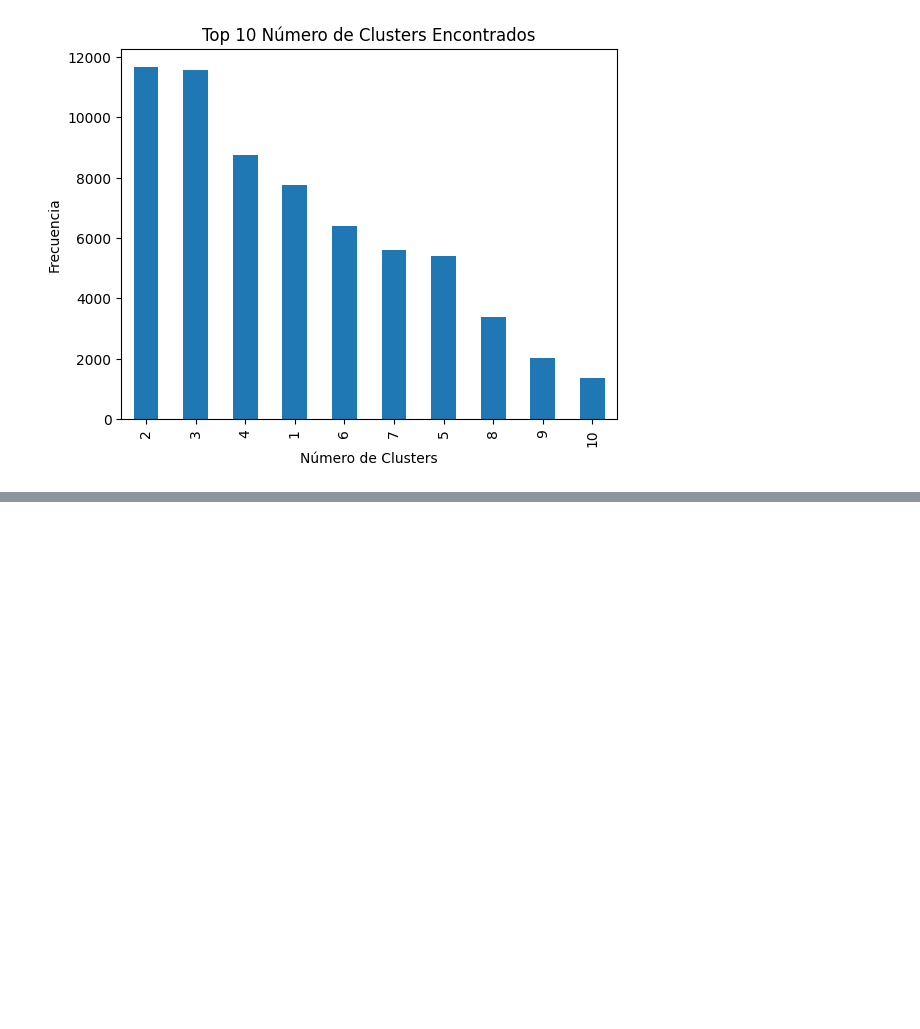
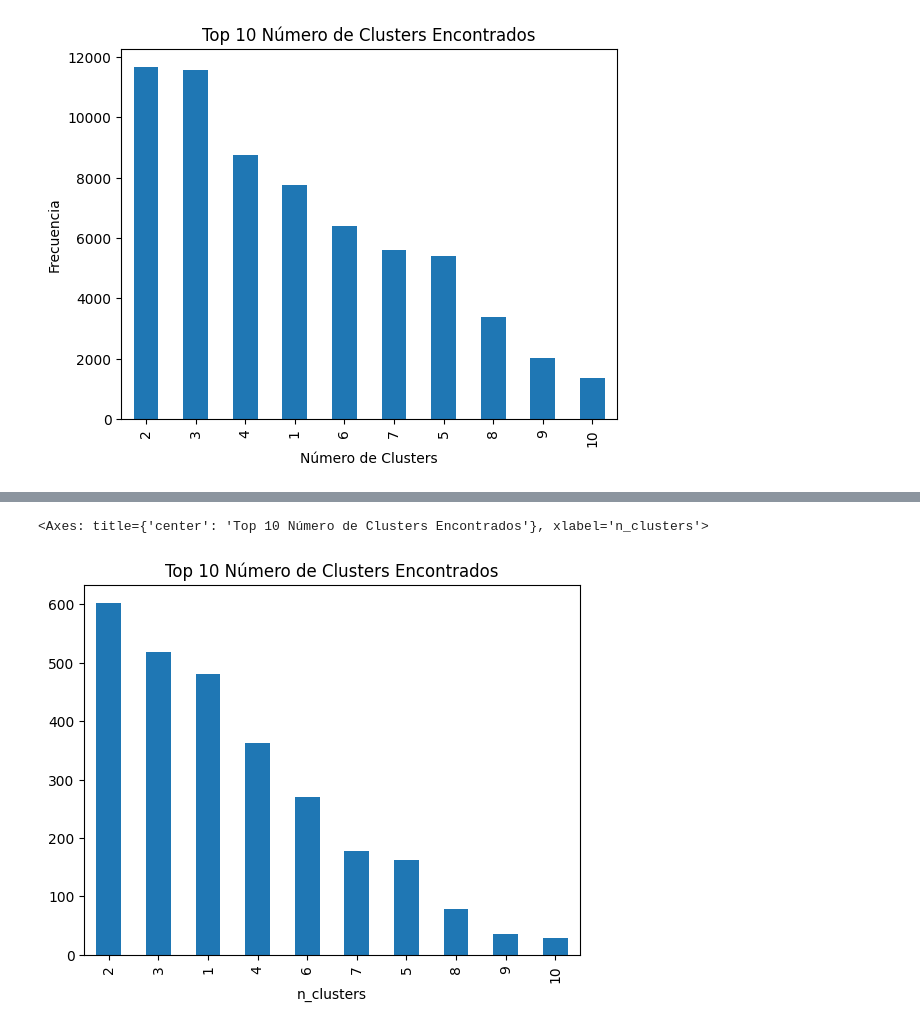
Before and after one commit to christiancalidad/ProyectoIntegradorSep24_Grupo15, a Jupyter notebook: 3.2 Modelo DBSCAN.ipynb, the cells around one changed output, grey strips where cells are left out. Drawn from its saved outputs; the diff is of its cells as text; code cells hidden in the pictures; blank space fills up the shorter version.

Commit message:
mejoras en DBSCAN

```diff
--- a/3.2 Modelo DBSCAN.ipynb
+++ b/3.2 Modelo DBSCAN.ipynb
@@ -206,7 +206,7 @@ from mpl_toolkits.mplot3d import Axes3D
 import numpy as np
 
 # Filtrar results_df para obtener los primeros 3 registros con 10 clusters
-selected_results = results_df[results_df['n_clusters'] == 3].head(3)
+selected_results = results_df[results_df['n_clusters'] == 3].head(2)
 
 # Graficar cada conjunto de columnas en 3D
 for _, row in selected_results.iterrows():
@@ -246,0 +248,26 @@ for _, row in selected_results.iterrows():
+# %%
+from joblib import Parallel, delayed
+from sklearn.cluster import DBSCAN
+import pandas as pd
+from itertools import combinations
+
+# Lista de columnas numéricas excluyendo dqi_total
+columns = [col for col in df_dqi_final_scaled.columns if col != 'dqi_total']
+
+# Definir la función de DBSCAN para una combinación con dqi_total como referencia
+def run_dbscan(combo):
+    # Agregar 'dqi_total' a cada combinación de 2 columnas
+    df_subset = df_dqi_final_scaled[['dqi_total'] + list(combo)]
+    dbscan = DBSCAN(eps=0.5, min_samples=5)
+    dbscan.fit(df_subset)
+    labels = dbscan.labels_
+    n_clusters_ = len(set(labels)) - (1 if -1 in labels else 0)
+    n_noise_ = list(labels).count(-1)
+    return {'columns': ('dqi_total',) + combo, 'n_clusters': n_clusters_, 'n_noise': n_noise_, 'labels': labels}
+
+# Ejecutar en paralelo usando joblib
+all_results = Parallel(n_jobs=-1)(delayed(run_dbscan)(combo) for combo in combinations(columns, 2))
+
+# Convertir a DataFrame para visualizar resultados
+results_df_2cols = pd.DataFrame(all_results)
+results_df_2cols.head()
@@ -246,0 +281,7 @@ for _, row in selected_results.iterrows():
+# %%
+# resultados de results_df_2cols
+top_10_clusters = results_df_2cols['n_clusters'].value_counts().head(10)
+top_10_clusters.plot(kind='bar', title='Top 10 Número de Clusters Encontrados')
+# %% [output]
+<Axes: title={'center': 'Top 10 Número de Clusters Encontrados'}, xlabel='n_clusters'>
+[figure, added]
```
Also changed, not shown: parts of 4 cells of this notebook.
